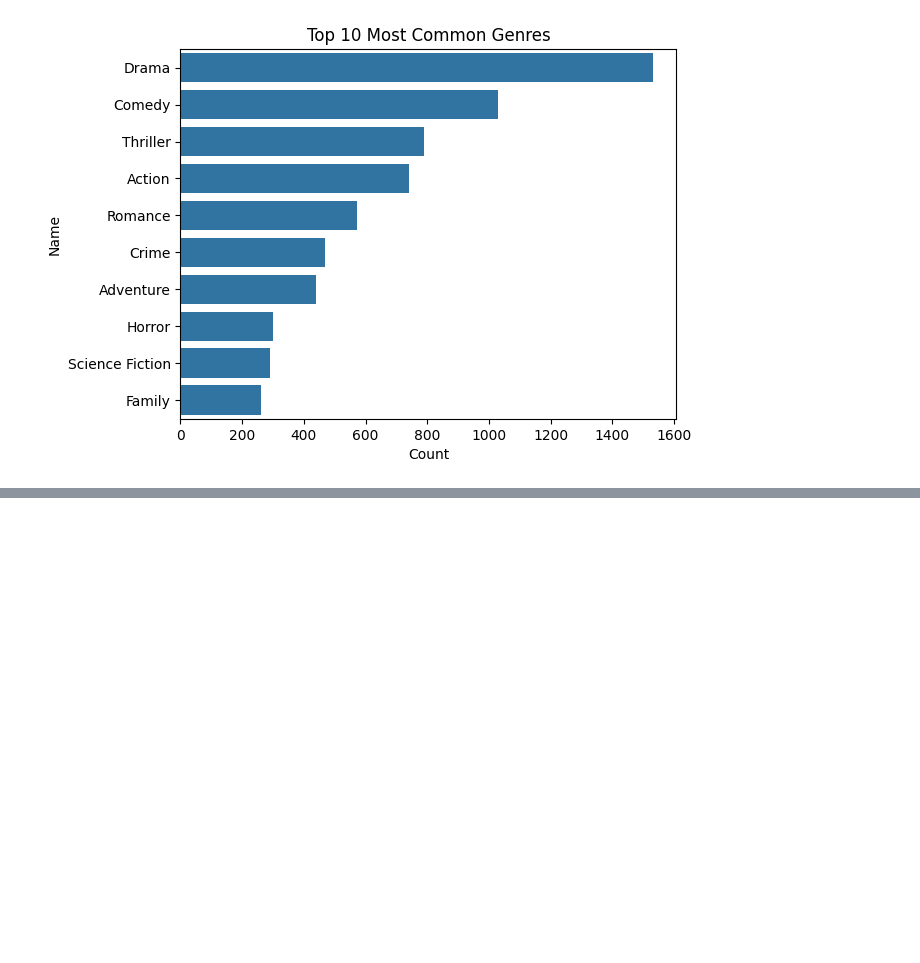
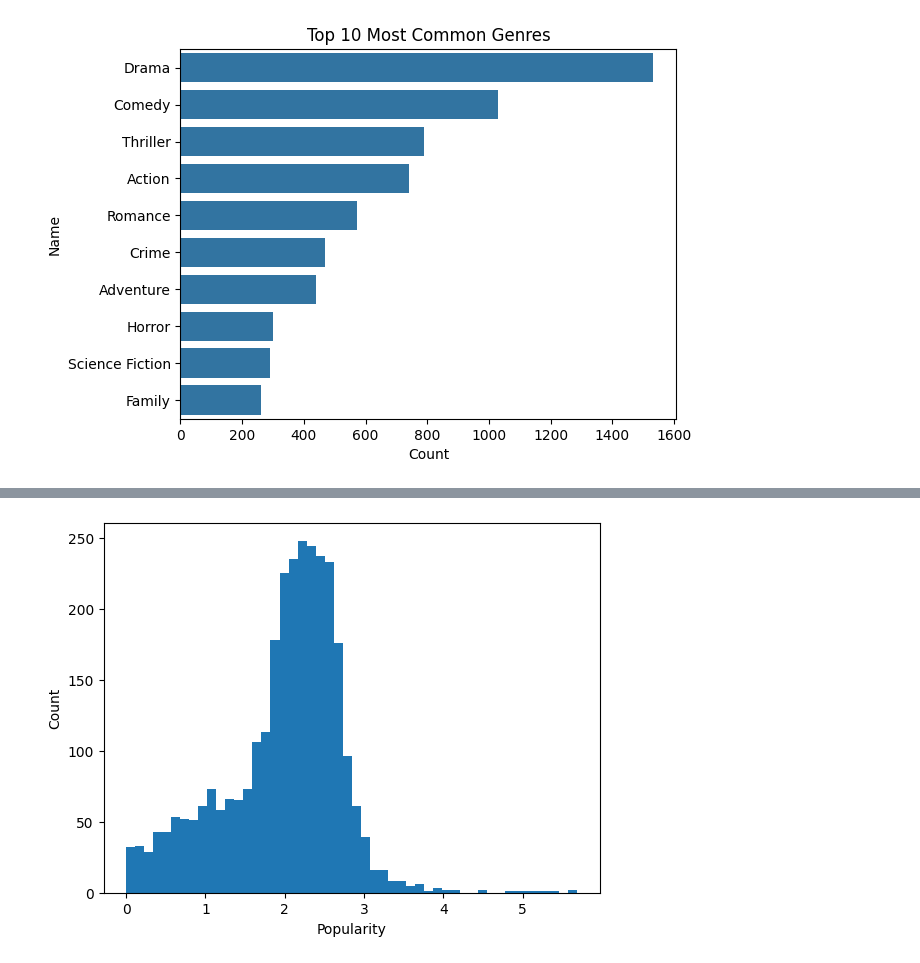
Before and after one commit to samyaknd/movie-revenue-prediction, a Jupyter notebook: movie_revenue_predict.ipynb, the cells around one changed output, grey strips where cells are left out. Cells and saved outputs as stored; diff of their text form; code cells hidden in the pictures; blank space fills up the shorter version.

```diff
--- a/movie_revenue_predict.ipynb
+++ b/movie_revenue_predict.ipynb
@@ -200,0 +225,7 @@ plot_most_common(train, 'genres', 'name', top_n=10)
+# %%
+plt.hist(np.log1p(train['popularity']), bins=50)
+plt.xlabel('Popularity')
+plt.ylabel('Count')
+plt.show()
+# %% [output]
+[figure, added]
```
Also changed, not shown: parts of 7 cells of this notebook.
